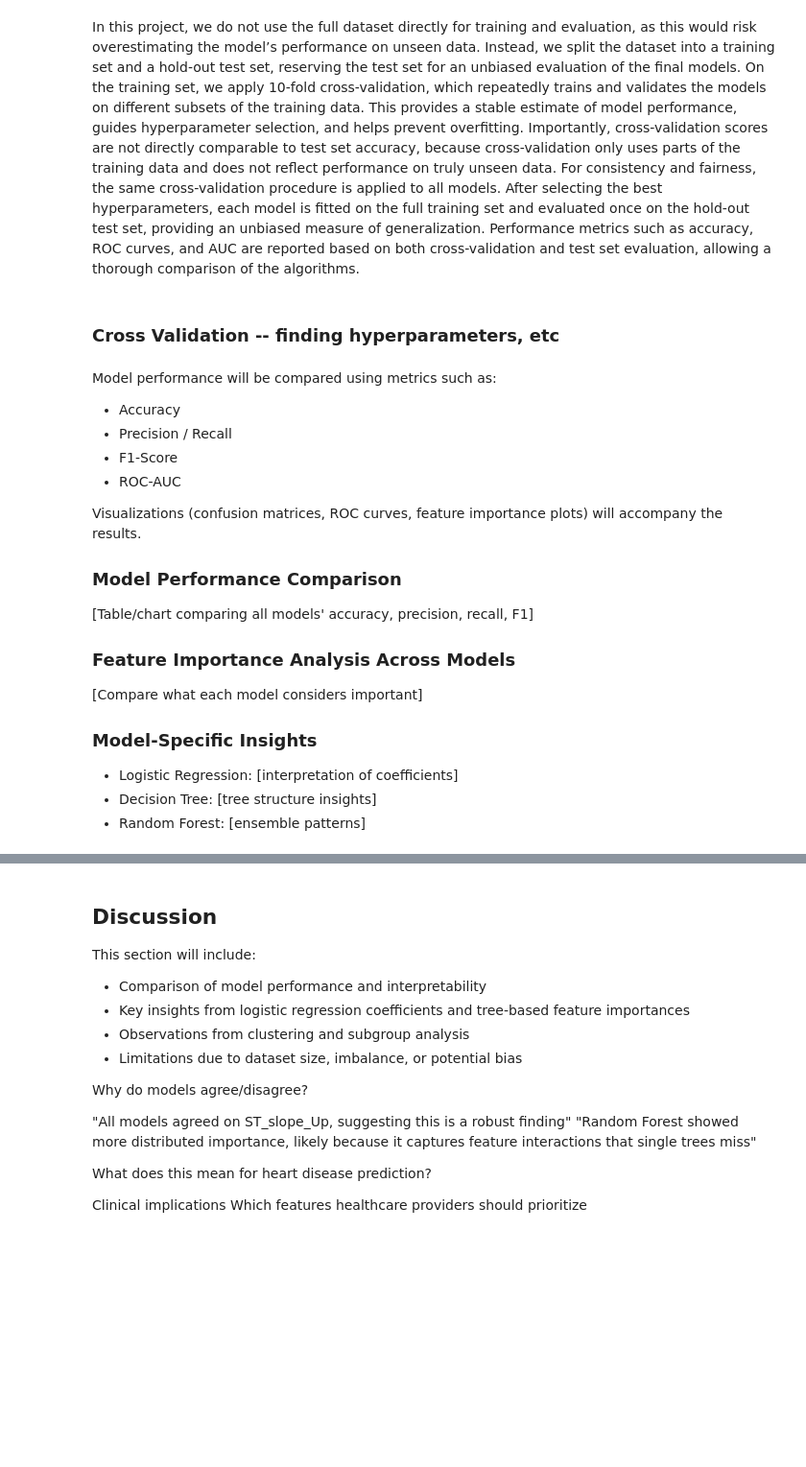
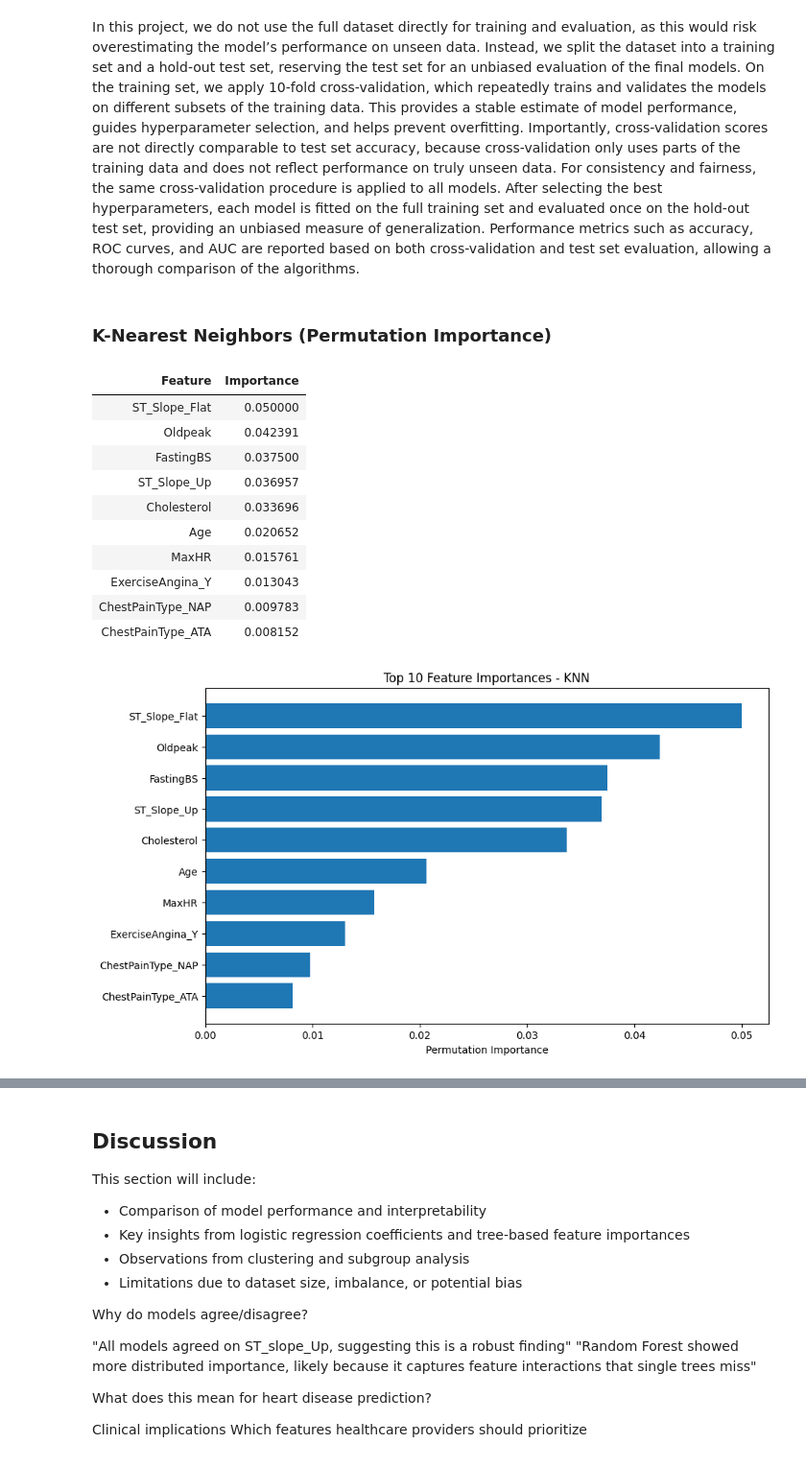
Before and after one commit to JoshH6538/heart-prediction-ml, a Jupyter notebook: Project_Report.ipynb, the cells around one changed output, grey strips where cells are left out. Shown at 96% size. Saved outputs shown, nothing was run; the diff lists cells and outputs as text; code cells hidden in the pictures; blank space fills up the shorter version.

```diff
--- a/Project_Report.ipynb
+++ b/Project_Report.ipynb
@@ -364,24 +481,35 @@ We explore both **supervised** and **unsupervised** learning methods:
 # %% [markdown]
 In this project, we do not use the full dataset directly for training and evaluation, as this would risk overestimating the model’s performance on unseen data. Instead, we split the dataset into a training set and a hold-out test set, reserving the test set for an unbiased evaluation of the final models. On the training set, we apply 10-fold cross-validation, which repeatedly trains and validates the models on different subsets of the training data. This provides a stable estimate of model performance, guides hyperparameter selection, and helps prevent overfitting. Importantly, cross-validation scores are not directly comparable to test set accuracy, because cross-validation only uses parts of the training data and does not reflect performance on truly unseen data. For consistency and fairness, the same cross-validation procedure is applied to all models. After selecting the best hyperparameters, each model is fitted on the full training set and evaluated once on the hold-out test set, providing an unbiased measure of generalization. Performance metrics such as accuracy, ROC curves, and AUC are reported based on both cross-validation and test set evaluation, allowing a thorough comparison of the algorithms.
-# %% [markdown]
-### Cross Validation -- finding hyperparameters, etc
-# %% [markdown]
-Model performance will be compared using metrics such as:
-
-- Accuracy
-- Precision / Recall
-- F1-Score
-- ROC-AUC
-
-Visualizations (confusion matrices, ROC curves, feature importance plots) will accompany the results.
-
-###  Model Performance Comparison
-[Table/chart comparing all models' accuracy, precision, recall, F1]
-
-### Feature Importance Analysis Across Models
-[Compare what each model considers important]
-
-### Model-Specific Insights
-   - Logistic Regression: [interpretation of coefficients]
-   - Decision Tree: [tree structure insights]
-   - Random Forest: [ensemble patterns]
+# %% [markdown]
+### K-Nearest Neighbors (Permutation Importance)
+# %%
+from sklearn.inspection import permutation_importance
+
+result = permutation_importance(models_scaled['K-Nearest Neighbors'], X_test_final_scaled, y_test, n_repeats=10, random_state=42)
+
+perm_importance_df = pd.DataFrame({
+    'Feature': X_train_final_scaled.columns,
+    'Importance': result.importances_mean
+}).sort_values('Importance', ascending=False)
+
+display(perm_importance_df.head(10).style.hide(axis="index"))
+
+plt.figure(figsize=(10, 6))
+plt.barh(perm_importance_df['Feature'][:10], perm_importance_df['Importance'][:10])
+plt.xlabel('Permutation Importance')
+plt.title('Top 10 Feature Importances - KNN')
+plt.gca().invert_yaxis()
+plt.show()
+# %% [output]
+| Feature | Importance |
+| ST_Slope_Flat | 0.050000 |
+| Oldpeak | 0.042391 |
+| FastingBS | 0.037500 |
+| ST_Slope_Up | 0.036957 |
+| Cholesterol | 0.033696 |
+| Age | 0.020652 |
+| MaxHR | 0.015761 |
+| ExerciseAngina_Y | 0.013043 |
+| ChestPainType_NAP | 0.009783 |
+| ChestPainType_ATA | 0.008152 |
+[figure, added]
```
Also changed, not shown: parts of 41 cells of this notebook.
